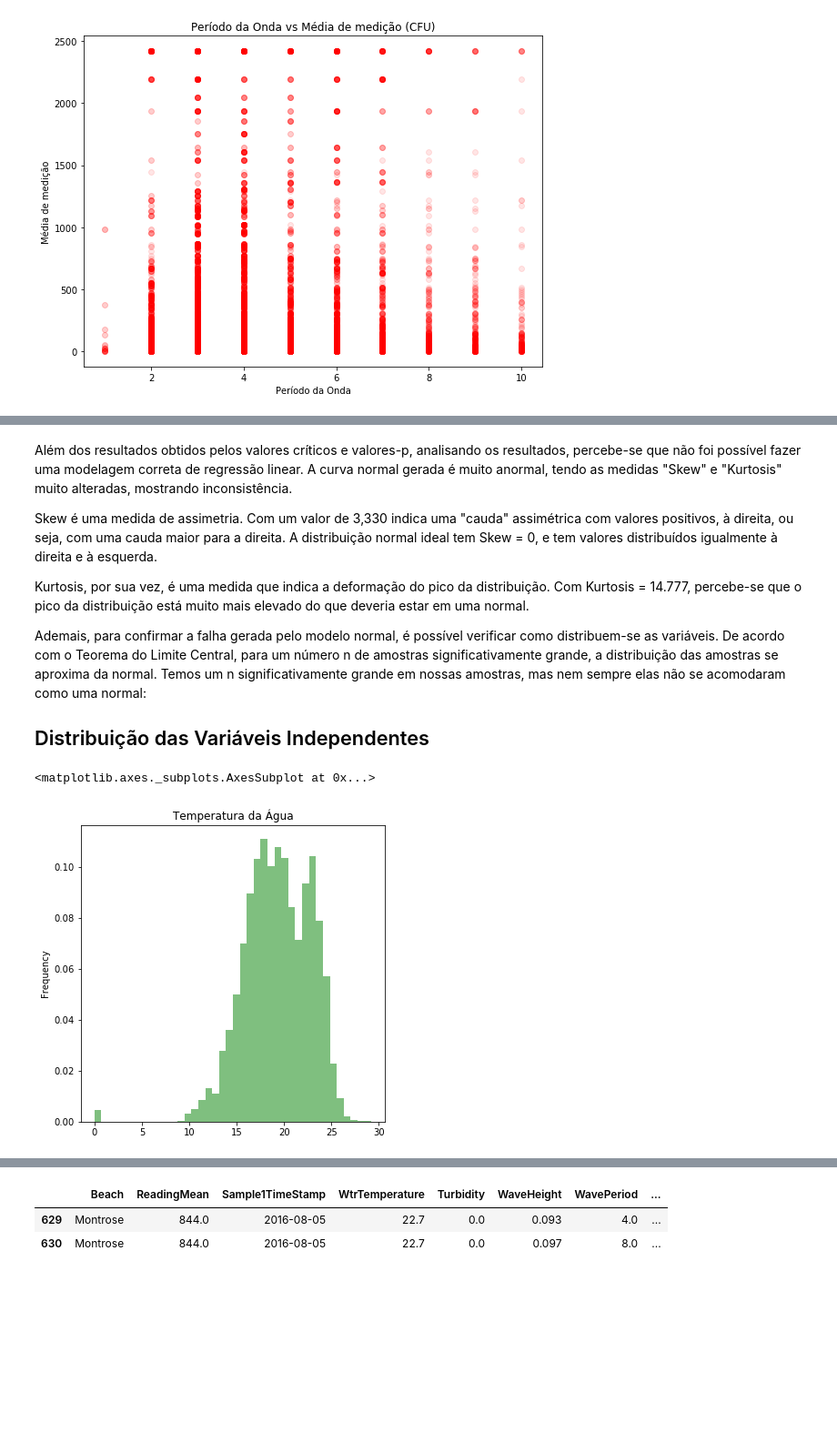
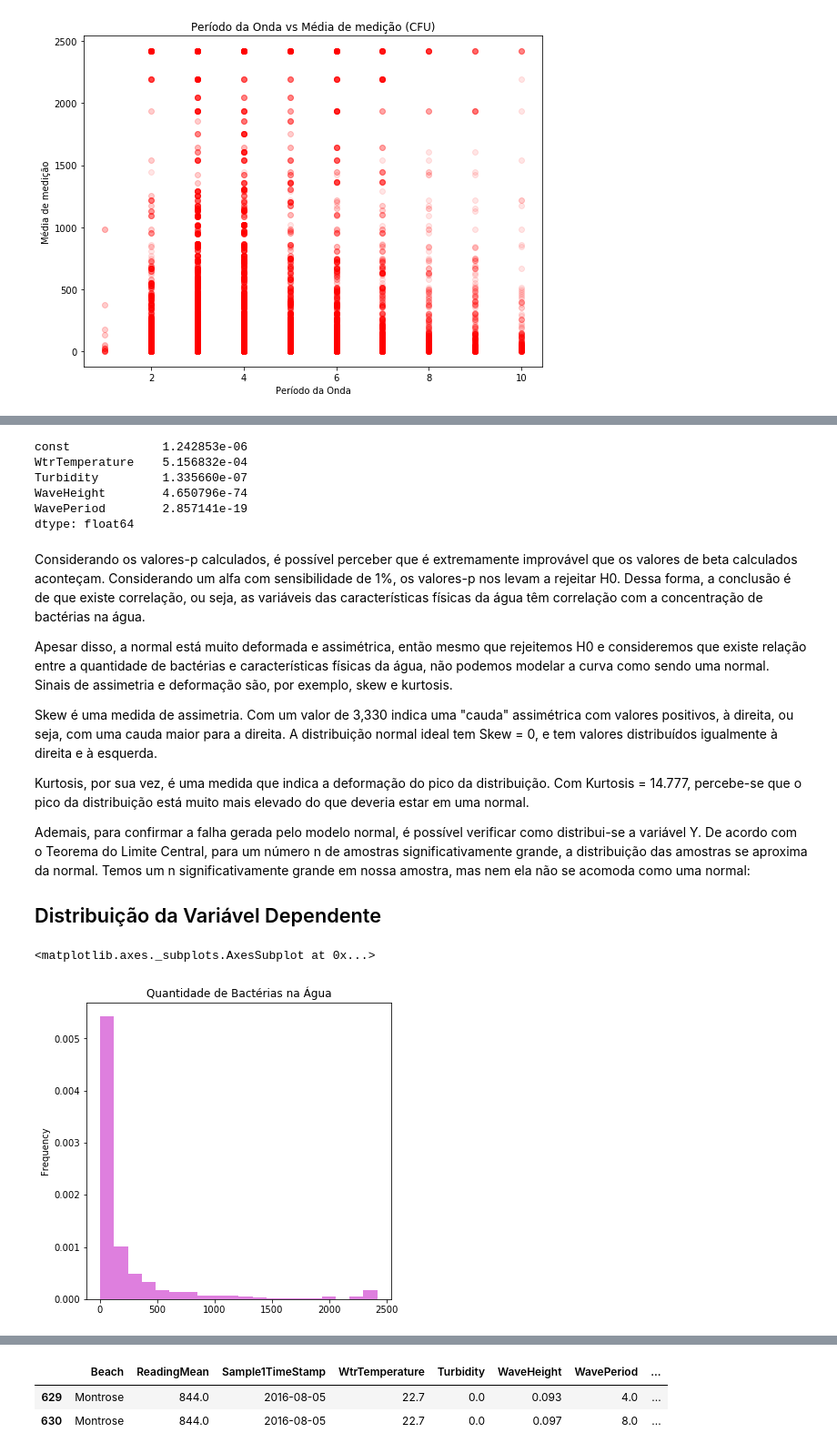
Before and after one commit to stephaniewm/Projeto_3, a Jupyter notebook: Projeto+3.ipynb, the cells around one changed output, grey strips where cells are left out. Shown: that part at 91% size. Drawn from its saved outputs; the diff is of its cells as text; code cells hidden in the pictures; blank space fills up the shorter version.

```diff
--- a/Projeto+3.ipynb
+++ b/Projeto+3.ipynb
@@ -279,20 +266,32 @@ Limite Superior: 22.413
+# %%
+print(results.pvalues)
+# %% [output]
+const             1.242853e-06
+WtrTemperature    5.156832e-04
+Turbidity         1.335660e-07
+WaveHeight        4.650796e-74
+WavePeriod        2.857141e-19
+dtype: float64
 # %% [markdown]
-Além dos resultados obtidos pelos valores críticos e valores-p, analisando os resultados, percebe-se que não foi possível fazer uma modelagem correta de regressão linear. A curva normal gerada é muito anormal, tendo as medidas "Skew" e "Kurtosis" muito alteradas, mostrando inconsistência.
+Considerando os valores-p calculados, é possível perceber que é extremamente improvável que os valores de beta calculados aconteçam. Considerando um alfa com sensibilidade de 1%, os valores-p nos levam a rejeitar H0. Dessa forma, a conclusão é de que existe correlação, ou seja, as variáveis das características físicas da água têm correlação com a concentração de bactérias na água.
+
+Apesar disso, a normal está muito deformada e assimétrica, então mesmo que rejeitemos H0 e consideremos que existe relação entre a quantidade de bactérias e características físicas da água, não podemos modelar a curva como sendo uma normal. Sinais de assimetria e deformação são, por exemplo, skew e kurtosis.
+
 
 Skew é uma medida de assimetria. Com um valor de 3,330 indica uma "cauda" assimétrica com valores positivos, à direita, ou seja, com uma cauda maior para a direita. A distribuição normal ideal tem Skew = 0, e tem valores distribuídos igualmente à direita e à esquerda.
 
 Kurtosis, por sua vez, é uma medida que indica a deformação do pico da distribuição. Com Kurtosis = 14.777, percebe-se que o pico da distribuição está muito mais elevado do que deveria estar em uma normal.
 
 
-Ademais, para confirmar a falha gerada pelo modelo normal, é possível verificar como distribuem-se as variáveis. De acordo com o Teorema do Limite Central, para um número n de amostras significativamente grande, a distribuição das amostras se aproxima da normal. Temos um n significativamente grande em nossas amostras, mas nem sempre elas não se acomodaram como uma normal:
+Ademais, para confirmar a falha gerada pelo modelo normal, é possível verificar como distribui-se a variável Y. De acordo com o Teorema do Limite Central, para um número n de amostras significativamente grande, a distribuição das amostras se aproxima da normal. Temos um n significativamente grande em nossa amostra, mas nem ela não se acomoda como uma normal:
 
 
 
-## Distribuição das Variáveis Independentes
+## Distribuição da Variável Dependente
 # %%
 #plotagem gráficos
 
-new_df.WtrTemperature.plot.hist(bins=40,title='Temperatura da Água', figsize=(6, 6), normed=1, alpha=0.5, color='g')
+new_df.ReadingMean.plot.hist(bins=20,title='Quantidade de Bactérias na Água', figsize=(6, 6), normed=1, alpha=0.5, color='m')
 # %% [output]
 <matplotlib.axes._subplots.AxesSubplot at 0x...>
-[figure, old version]
+[figure, new version]
```
Also changed, not shown: parts of 18 cells of this notebook.
